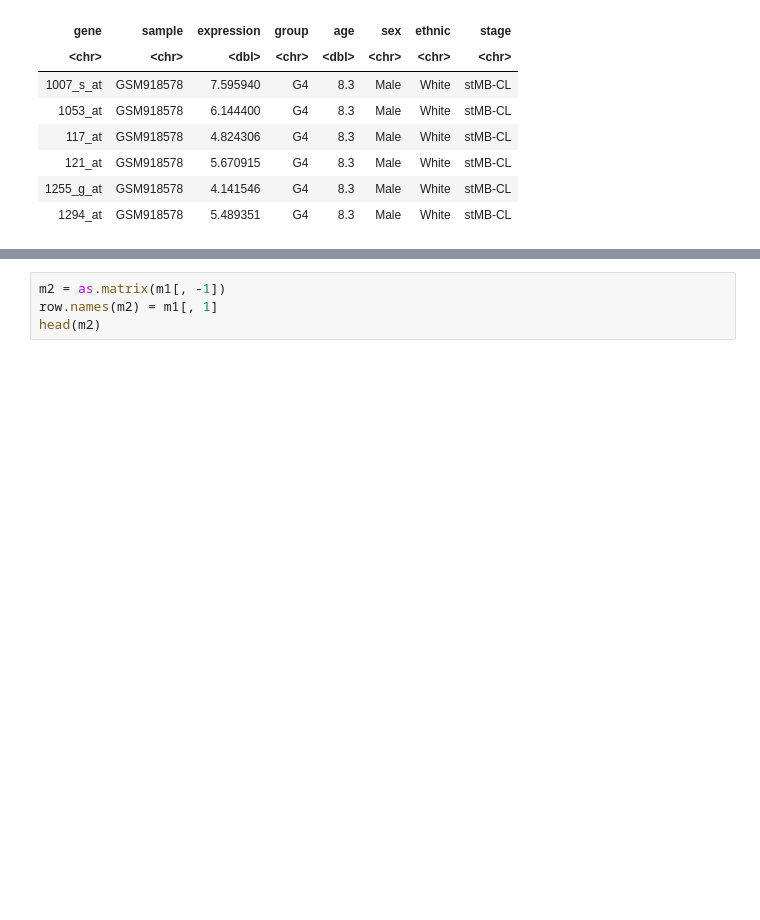
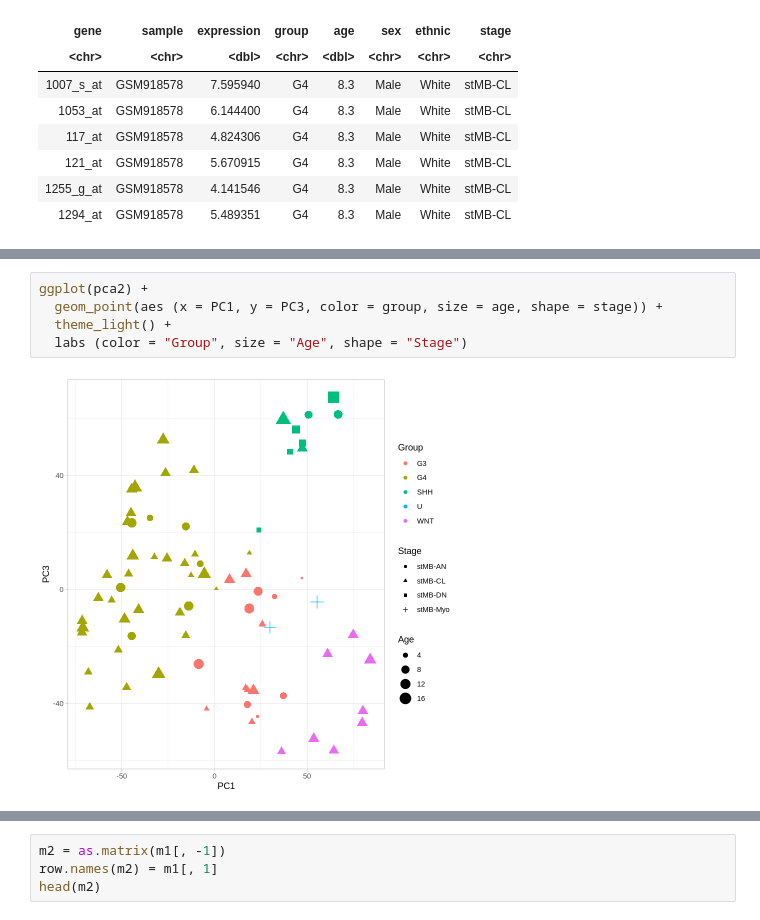
Before and after one commit to SaraAlKarimy/Notebooks, a Jupyter notebook: Medulloblastoma.ipynb, the cells around one changed output, grey strips where cells are left out. Cells and saved outputs as stored; diff of their text form; blank space fills up the shorter version.

```diff
--- a/Medulloblastoma.ipynb
+++ b/Medulloblastoma.ipynb
@@ -98 +137,8 @@ A tibble: 6 × 8
+# %%
+ggplot(pca2) +
+  geom_point(aes (x = PC1, y = PC3, color = group, size = age, shape = stage)) +
+  theme_light() +
+  labs (color = "Group", size = "Age", shape = "Stage")
+# %% [output]
+[figure, added]
 # %%
```
Also changed, not shown: parts of 14 cells of this notebook.
